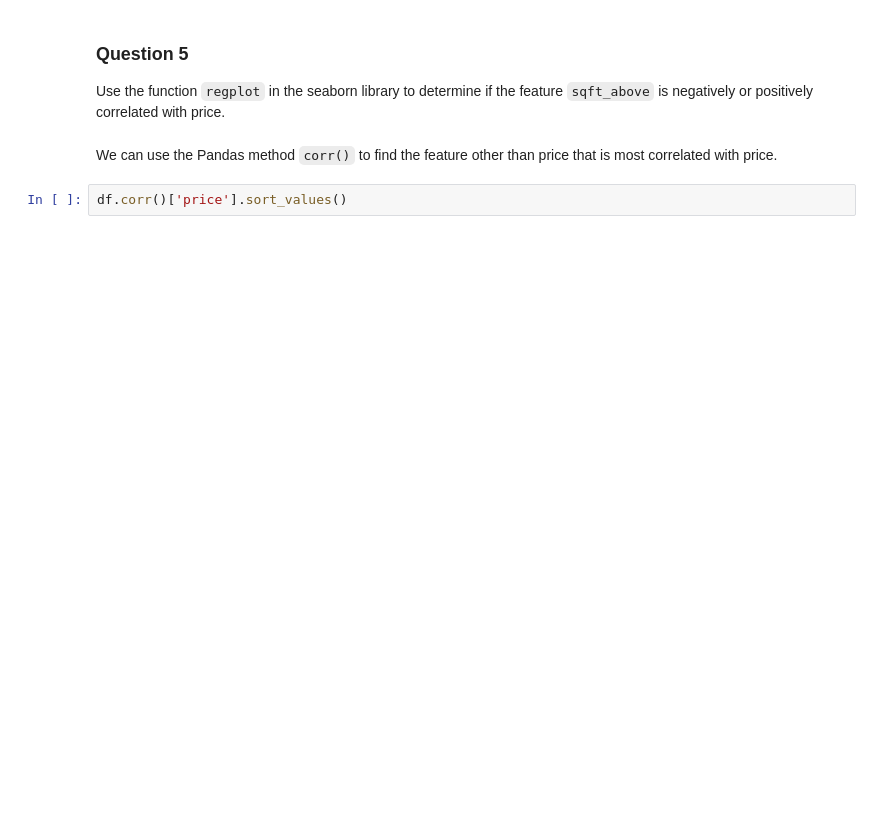
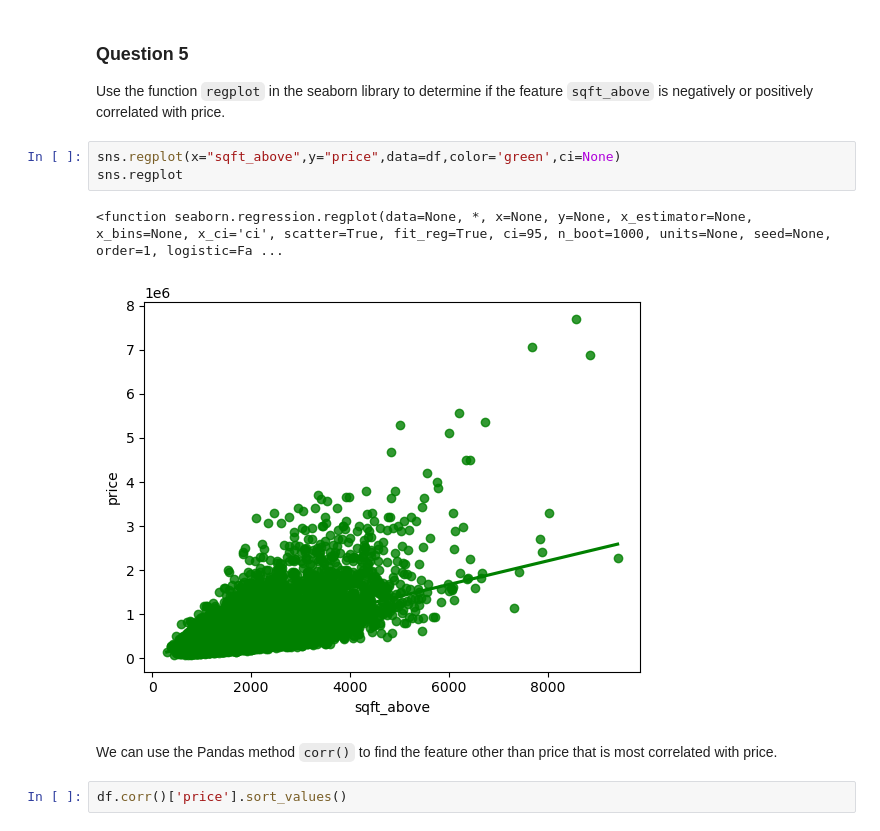
Before and after one commit to lzmattana/IBM-DataScience, a Jupyter notebook: data-analysis-with-python/final-project/House_Sales_in_King_Count_USA.ipynb, the cells around one changed output. Saved outputs shown, nothing was run; the diff lists cells and outputs as text; blank space fills up the shorter version.

```diff
--- a/data-analysis-with-python/final-project/House_Sales_in_King_Count_USA.ipynb
+++ b/data-analysis-with-python/final-project/House_Sales_in_King_Count_USA.ipynb
@@ -163,6 +178,12 @@ Use the function <code>boxplot</code> in the seaborn library  to  determine whet
 ### Question 5
 
 Use the function <code>regplot</code>  in the seaborn library  to  determine if the feature <code>sqft_above</code> is negatively or positively correlated with price.
+# %%
+sns.regplot(x="sqft_above",y="price",data=df,color='green',ci=None)
+sns.regplot
+# %% [output]
+<function seaborn.regression.regplot(data=None, *, x=None, y=None, x_estimator=None, x_bins=None, x_ci='ci', scatter=True, fit_reg=True, ci=95, n_boot=1000, units=None, seed=None, order=1, logistic=Fa ...
+[figure, added]
 # %% [markdown]
 We can use the Pandas method <code>corr()</code>  to find the feature other than price that is most correlated with price.
 # %%
```
Also changed, not shown: parts of 11 cells of this notebook.
